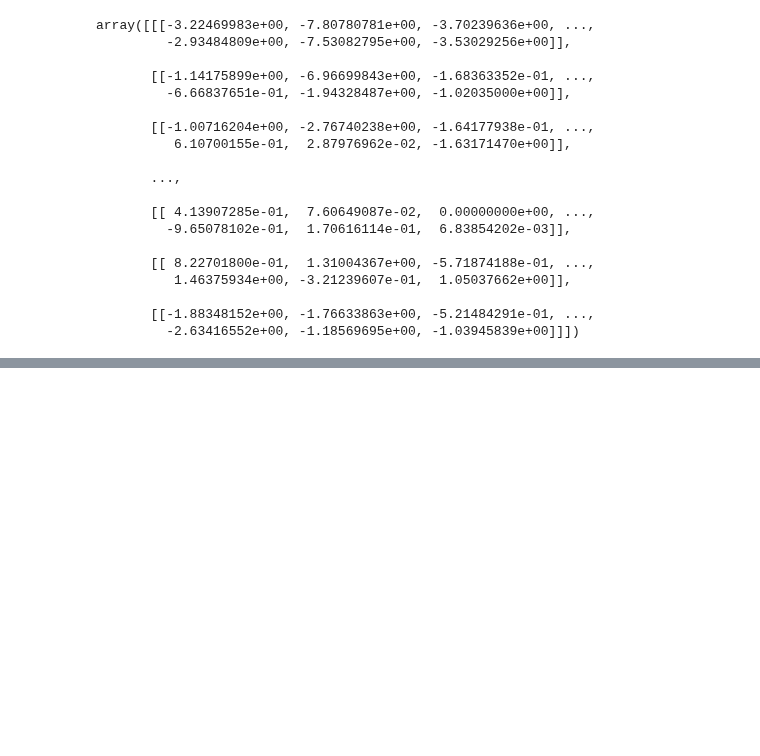
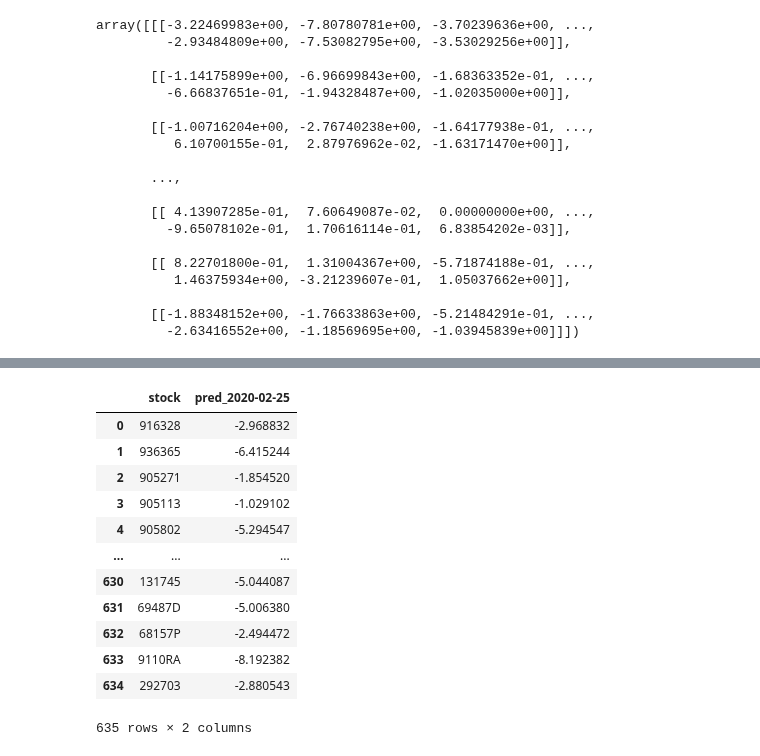
Before and after one commit to jeremylee73/differential-capital, a Jupyter notebook: rnn-model/simple-rnn-pipeline.ipynb, the cells around one changed output, grey strips where cells are left out. Saved outputs shown, nothing was run; the diff lists cells and outputs as text; code cells hidden in the pictures; blank space fills up the shorter version.

Commit message:
predicted for all stocks and made portfolio

```diff
--- a/rnn-model/simple-rnn-pipeline.ipynb
+++ b/rnn-model/simple-rnn-pipeline.ipynb
@@ -124,35 +129,48 @@ def formatY(stock, t, n_rows):
 # Creating a Simple RNN for an inputted stock
 
 def get_model(stock, t, n_rows, investable_df):
+    # Converts features and output values to a 3D tensor and numpy array respectively
     convertedX = convertToMatrix(investable_df)
     convertedY = formatY(stock, t, n_rows)
 
+    # Builds model with three layers (SimpleRNN, Dense, Dense)
     model = Sequential()
     model.add(SimpleRNN(units=32, input_shape=(convertedX.shape[1], convertedX.shape[2]), activation="relu"))
     model.add(Dense(8, activation="relu"))
     model.add(Dense(1))
     model.compile(loss='mean_squared_error', optimizer='rmsprop')
 
-    model.fit(convertedX, convertedY, epochs=100, batch_size=16, verbose=2)
+    # Fits model on formatted inputs and outputs
+    model.fit(convertedX, convertedY, epochs=100, batch_size=16, verbose=0)
 
     return model
 # %%
 # Predicts stock price at a given date
 import datetime
 
+# Number of days to look back at when training model
 look_back = 80
 
 def pred_date(stock, date):
     investable = get_investable(date, look_back)
+
+    # Checking for invalid inputs
     if stock not in investable.columns:
         print(stock + " is not in the investable universe")
         return
     if investable.shape[0] == 0:
         print("Investable universe is empty")
         return
+
+    ''' investable.iloc[0:1] is the first row of the investable df
+    (i.e. the row we're using to predict the stock's return at time date) '''
     convertedX = formatX(investable.iloc[0:1])
+
+    ''' We train the model on the day before date (the parameter) so that the date we're predicting
+    for is not included in the training set'''
     model = get_model(stock, date - datetime.timedelta(days=1), look_back, investable)
-    return model.predict(convertedX)
+
+    return model.predict(convertedX)[0, 0]
 # %%
 pred_date("916328", t)
 # %% [output]
@@ -201,0 +178,19 @@ array([[-4.149425  ],
+# %%
+# Predicts returns for all stocks in the investable universe at a given date
+def pred_date_all(date):
+    investable = get_investable(date, look_back)
+    df = pd.DataFrame()
+    stocks = []
+    predictions = []
+    count = 0 # used to keep track of progress when running function
+    for stock in investable.columns:
+        stocks.append(stock)
+        predictions.append(pred_date(stock, date))
+        count += 1
+        percent = count / len(investable.columns)
+        print(str(percent * 100) + "% ")
+    df["stock"] = stocks
+    df["pred_" + date.strftime("%Y-%m-%d")] = predictions
+    return df
+# %%
+pred_t = pred_date_all(t)
@@ -201,0 +215,16 @@ array([[-4.149425  ],
+# %%
+pred_t
+# %% [output]
+|  | stock | pred_2020-02-25 |
+| 0 | 916328 | -2.968832 |
+| 1 | 936365 | -6.415244 |
+| 2 | 905271 | -1.854520 |
+| 3 | 905113 | -1.029102 |
+| 4 | 905802 | -5.294547 |
+| ... | ... | ... |
+| 630 | 131745 | -5.044087 |
+| 631 | 69487D | -5.006380 |
+| 632 | 68157P | -2.494472 |
+| 633 | 9110RA | -8.192382 |
+| 634 | 292703 | -2.880543 |
+635 rows × 2 columns
```
Also changed, not shown: parts of 8 cells of this notebook.
